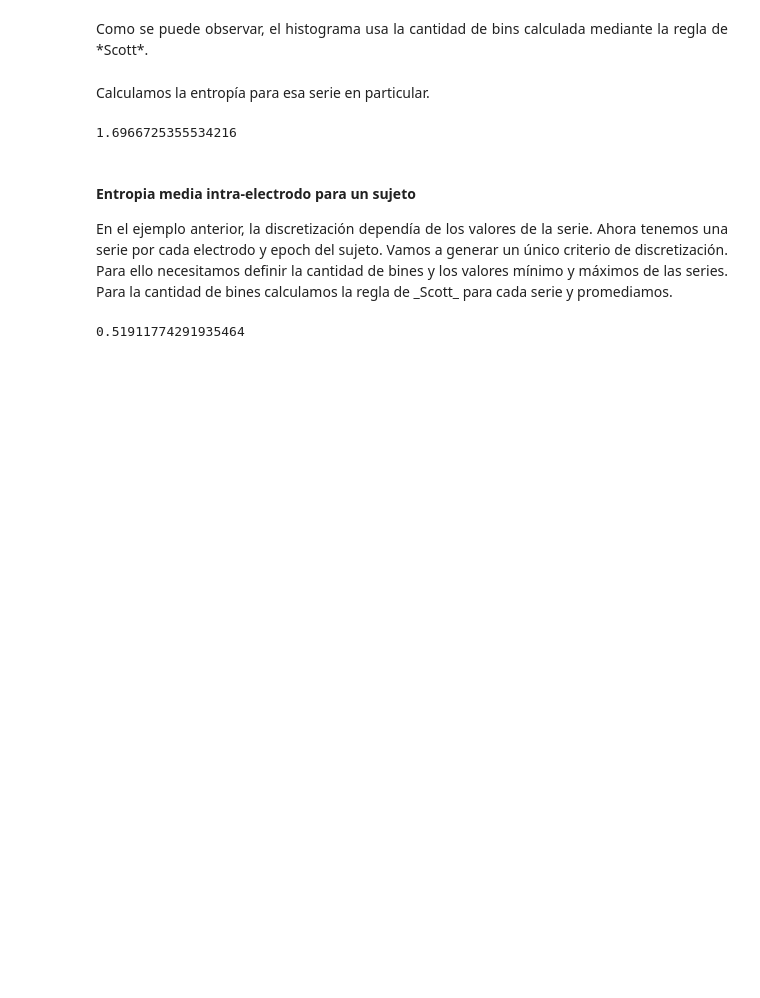
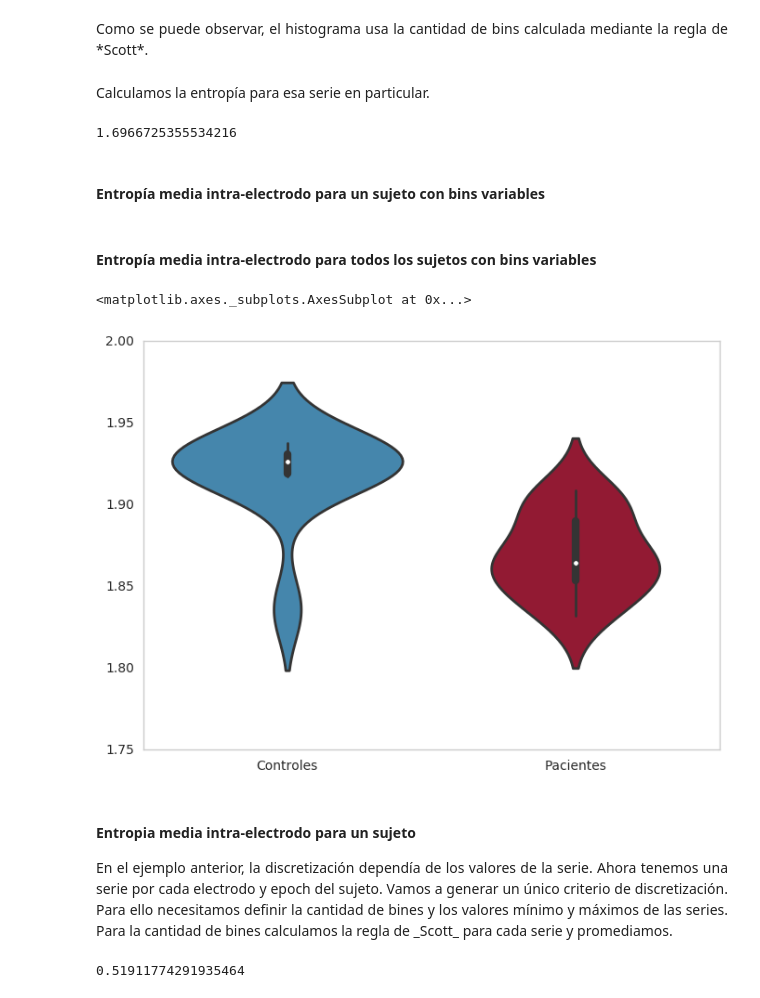
Before and after one commit to m2march/ciencia_datos, a Jupyter notebook: tp2/tp2.ipynb, the cells around one changed output. Saved outputs shown, nothing was run; the diff lists cells and outputs as text; code cells hidden in the pictures; blank space fills up the shorter version.

Commit message:
Calculados los Hmean con bins variables (ya que dan muy distintos)

```diff
--- a/tp2/tp2.ipynb
+++ b/tp2/tp2.ipynb
@@ -790,6 +790,49 @@ Calculamos la entropía para esa serie en particular.
 sp.stats.entropy(hist/sum(hist))
 # %% [output]
 1.6966725355534216
+# %% [markdown]
+#### Entropía media intra-electrodo para un sujeto con bins variables
+# %%
+def subject_entropy_var(subject_matrix):
+    H = np.zeros((subject_matrix.shape[0], subject_matrix.shape[1]))
+    for i in range(subject_matrix.shape[0]):
+        for j in range(subject_matrix.shape[1]):
+            hist, bin_edges = np.histogram(subject_matrix[i, j, :], bins='scott')
+            H [i, j] = sp.stats.entropy(hist/sum(hist))
+    return H
+# %% [markdown]
+#### Entropía media intra-electrodo para todos los sujetos con bins variables
+# %%
+Hmean_c_var_filename = 'Hmean_c_var.pkl'
+if not os.path.isfile(Hmean_c_var_filename):
+    Hmean_c = np.zeros(10)
+    for idx, path in enumerate(glob.glob('dataset/S*.mat')):
+        data = sio.loadmat(path)['data']
+        Hmean_c[idx] = subject_entropy_var(data).mean()
+
+    with open(Hmean_c_var_filename, 'wb') as f:
+        pickle.dump(Hmean_c, f)
+else:
+    with open(Hmean_c_var_filename, 'rb') as f:
+        Hmean_c = pickle.load(f)
+# %%
+Hmean_p_var_filename = 'Hmean_p_var.pkl'
+if not os.path.isfile(Hmean_p_var_filename):
+    Hmean_p = np.zeros(10)
+    for idx, path in enumerate(glob.glob('dataset/P*.mat')):
+        data = sio.loadmat(path)['data']
+        Hmean_p[idx] = subject_entropy_var(data).mean()
+
+    with open(Hmean_p_var_filename, 'wb') as f:
+        pickle.dump(Hmean_p, f)
+else:
+    with open(Hmean_p_var_filename, 'rb') as f:
+        Hmean_p = pickle.load(f)
+# %%
+sns.violinplot(data=pd.DataFrame({'Pacientes': Hmean_p, 'Controles': Hmean_c}))
+# %% [output]
+<matplotlib.axes._subplots.AxesSubplot at 0x...>
+[figure, added]
 # %% [markdown]
 #### Entropia media intra-electrodo para un sujeto
 
```
Also changed, not shown: parts of 3 cells of this notebook, 2 other files.
